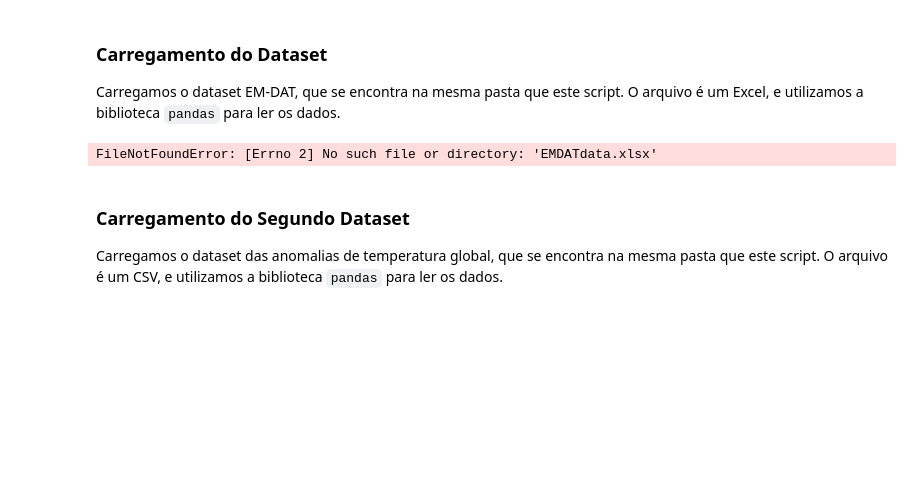
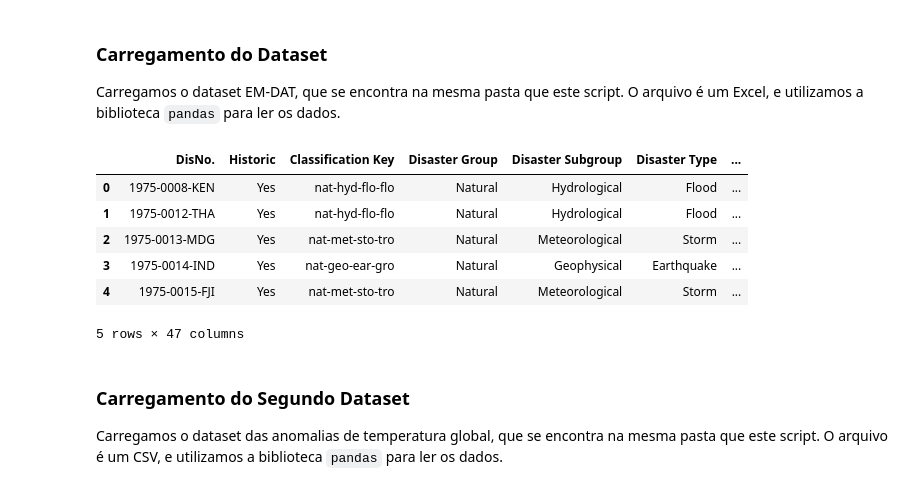
Before and after one commit to felipesabbado/2026-IPS-vd-project, a Jupyter notebook: notebooks/EMDATstudy.ipynb, the cells around one changed output. Cells and saved outputs as stored; diff of their text form; code cells hidden in the pictures; blank space fills up the shorter version.

```diff
--- a/notebooks/EMDATstudy.ipynb
+++ b/notebooks/EMDATstudy.ipynb
@@ -34,12 +34,18 @@ import plotly.express as px
 import plotly.graph_objects as go
 # %%
 # Carregar o dataset EM-DAT, esta na mesma pasta que o script
-file_emdat = '..\data\EMDATdata.xlsx'
+file_emdat = r'../data/EMDATdata.xlsx'
 df_emdat = pd.read_excel(file_emdat)
 
 df_emdat.head()
 # %% [output]
+|  | DisNo. | Historic | Classification Key | Disaster Group | Disaster Subgroup | Disaster Type | ... |
+| 0 | 1975-0008-KEN | Yes | nat-hyd-flo-flo | Natural | Hydrological | Flood | ... |
+| 1 | 1975-0012-THA | Yes | nat-hyd-flo-flo | Natural | Hydrological | Flood | ... |
+| 2 | 1975-0013-MDG | Yes | nat-met-sto-tro | Natural | Meteorological | Storm | ... |
+| 3 | 1975-0014-IND | Yes | nat-geo-ear-gro | Natural | Geophysical | Earthquake | ... |
+| 4 | 1975-0015-FJI | Yes | nat-met-sto-tro | Natural | Meteorological | Storm | ... |
-FileNotFoundError: [Errno 2] No such file or directory: 'EMDATdata.xlsx'
+5 rows × 47 columns
 # %% [markdown]
 ### Carregamento do Segundo Dataset
 
```
Also changed, not shown: parts of 2 cells of this notebook, 2 other files.
